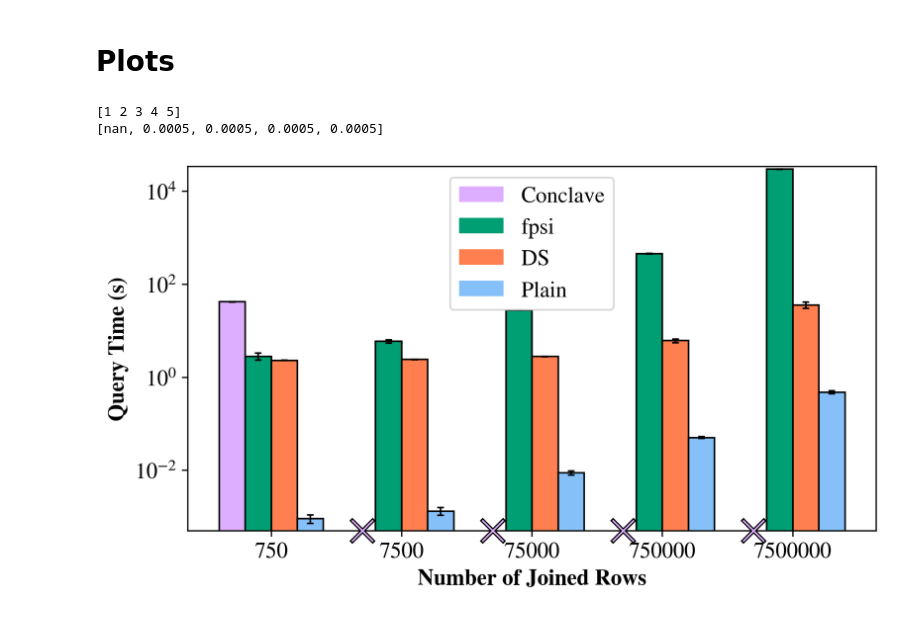
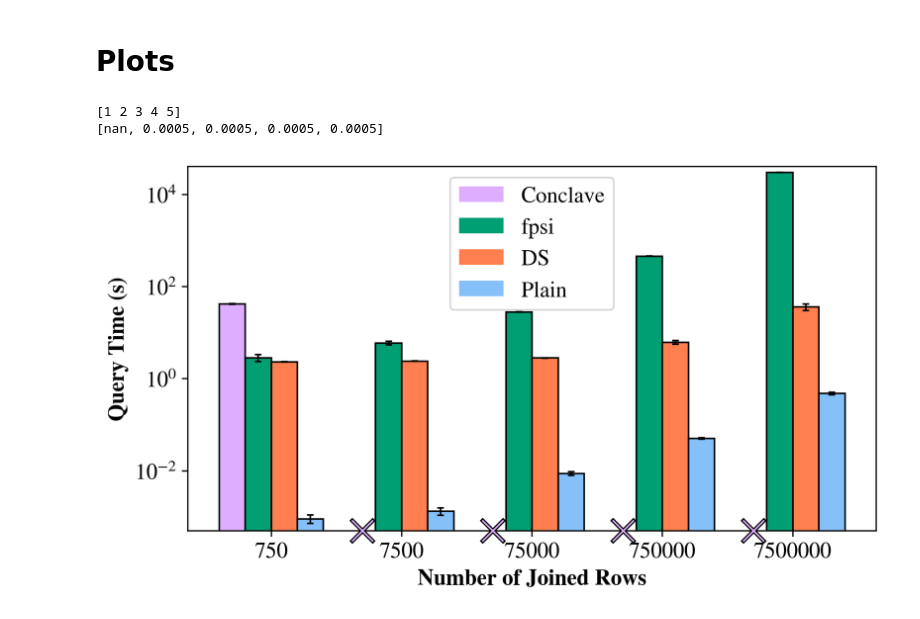
Before and after one commit to Dumplingz/data-pooling-experiments, a Jupyter notebook: data_analysis/join_data_parsing.ipynb, the cells around one changed output. Drawn from its saved outputs; the diff is of its cells as text; code cells hidden in the pictures.

```diff
--- a/data_analysis/join_data_parsing.ipynb
+++ b/data_analysis/join_data_parsing.ipynb
@@ -139,7 +139,7 @@ width = 0.2
 # min_no_sev, median_no_sev, max_no_sev = raw_mmm(no_sev)
 # min_sev, median_sev, max_sev = raw_mmm(sev)
 min_y = 0.0005
-max_y = 34000
+max_y = 40000
 
 plt.figure(figsize=(7.5, 4), dpi=320)
 plt.yscale('log')
@@ -198,31 +198,31 @@ plt.bar(x=X_axis+width/2,width=width,height=datastation_medians,yerr=datastation
         color='none'
         )
 
 # Plaintext
 plt.bar(x=X_axis+width/2+width, width=width, height=plaintext_medians, label = "Plain",
         color='#85C0F9')
 
 plt.bar(x=X_axis+width/2+width,width=width,height=plaintext_medians,yerr=plaintext_stdevs,
         edgecolor='black',
         error_kw={"elinewidth":1,"capsize":2,"capthick":1},
         color='none'
         )
 
 
 axes = plt.gca()
 axes.set_ylim([min_y,max_y])
 
 
 plt.xlabel("Number of Joined Rows", fontweight="bold")
 plt.ylabel("Query Time (s)", fontweight="bold")
 plt.legend()
 
 plt.xticks(X_axis, [750,7500,75000,750000,7500000])
 
 plt.savefig("join.pdf", bbox_inches='tight')
 
 plt.show()
 # %% [output]
 [1 2 3 4 5]
 [nan, 0.0005, 0.0005, 0.0005, 0.0005]
-[figure, old version]
+[figure, new version]
```
Also changed, not shown: 2 other files.
